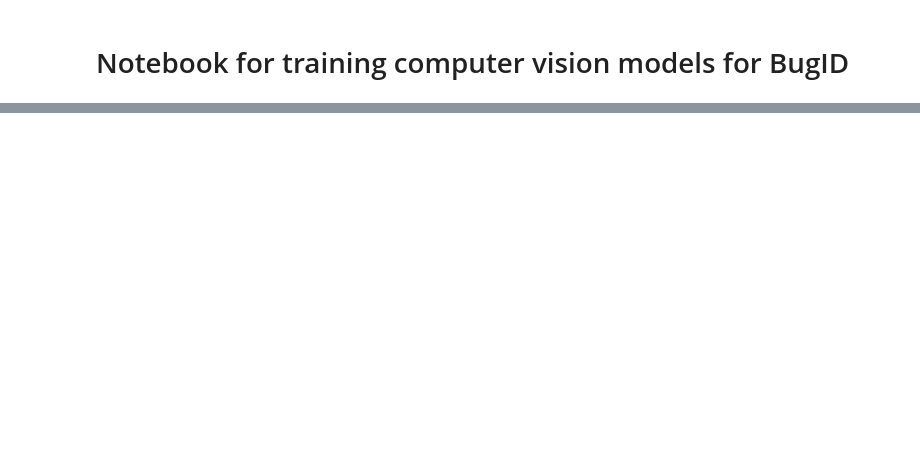
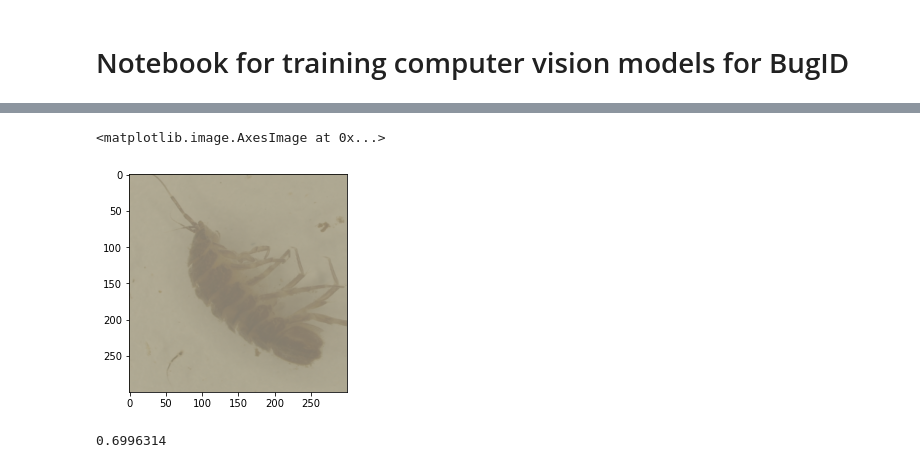
Before and after one commit to KennethTM/macro_inv_id, a Jupyter notebook: BugID models.ipynb, the cells around one changed output, grey strips where cells are left out. Cells and saved outputs as stored; diff of their text form; code cells hidden in the pictures; blank space fills up the shorter version.

```diff
--- a/BugID models.ipynb
+++ b/BugID models.ipynb
@@ -336,0 +352,9 @@ The aliases was originally deprecated in NumPy 1.20; for more details and guidan
+# %%
+plt.imshow(shap_values.data[0])
+# %% [output]
+<matplotlib.image.AxesImage at 0x...>
+[figure, added]
+# %%
+shap_values.data[0].max()
+# %% [output]
+0.6996314
```
Also changed, not shown: parts of 32 cells of this notebook.
